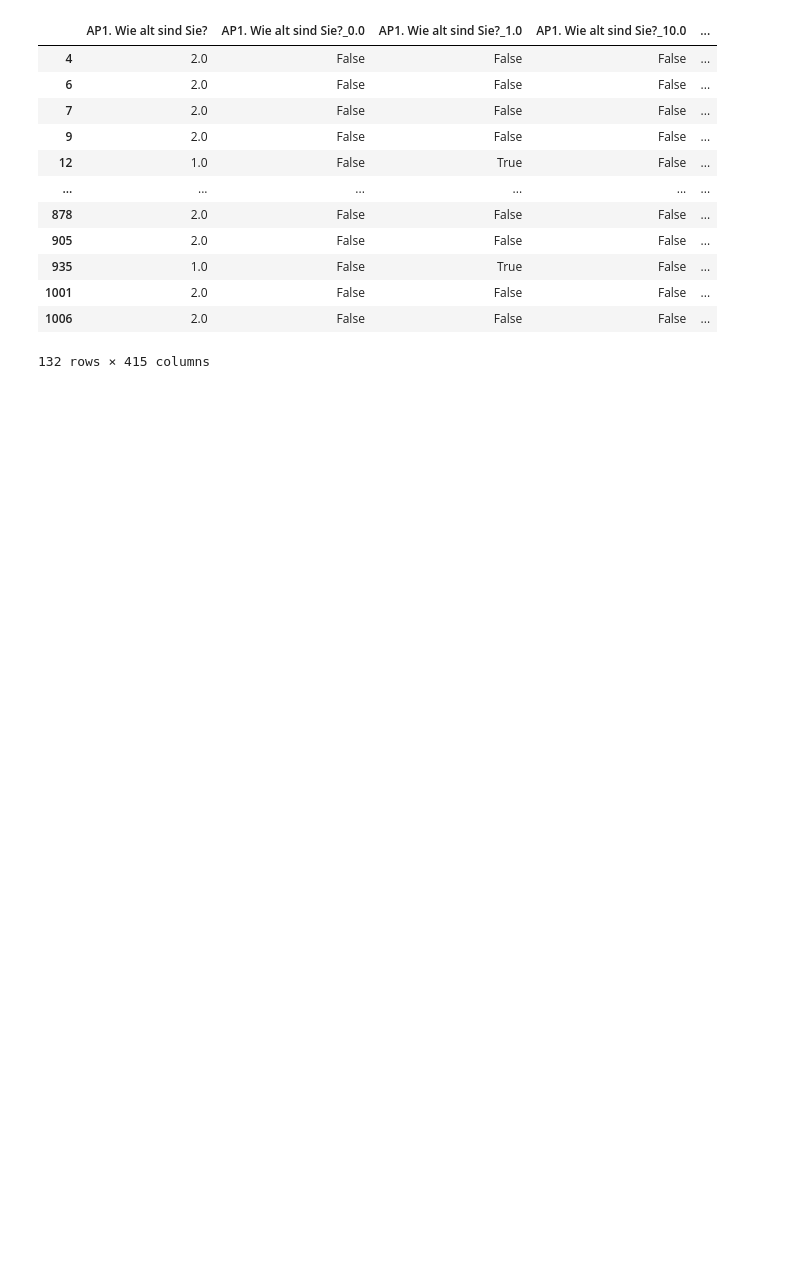
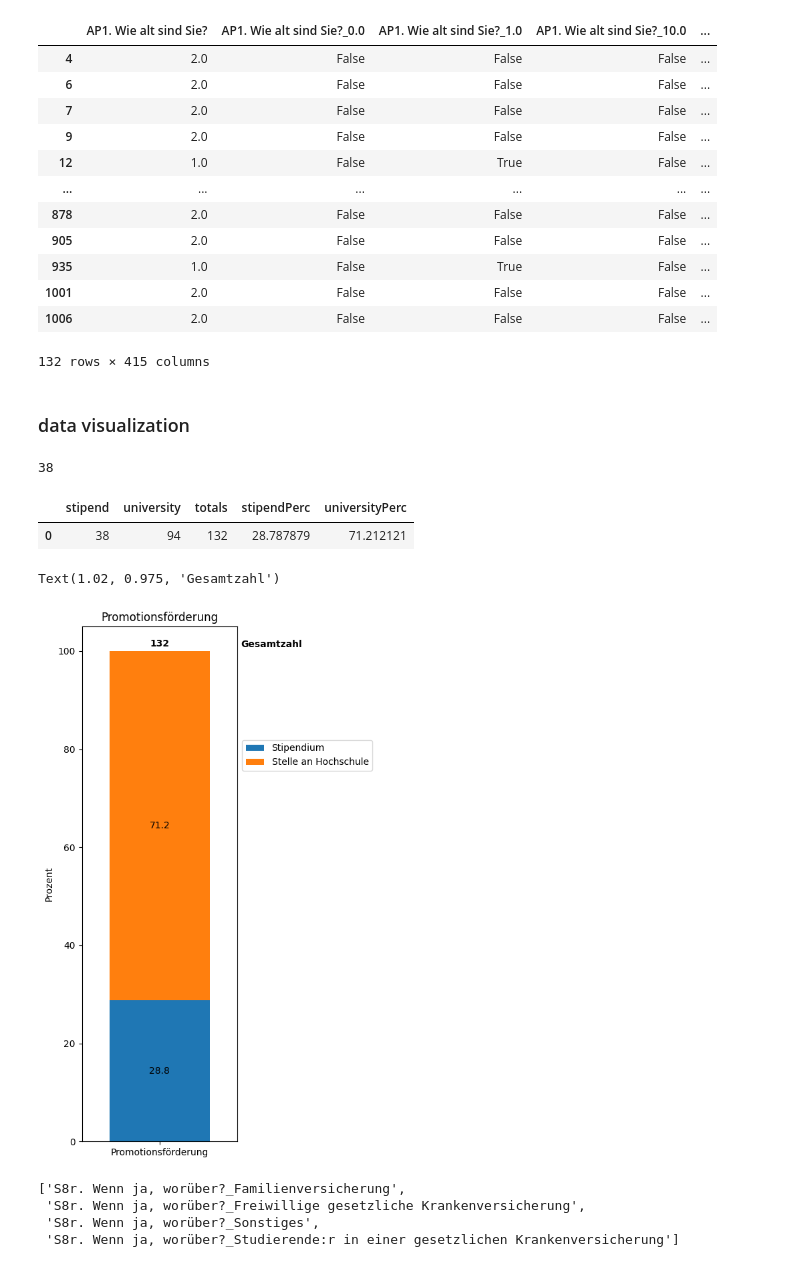
Before and after one commit to michaelgerloff/Survey_working_conditions_art_history, a Jupyter notebook: notebooks/02_Correlation_Analysis.ipynb, the cells around one changed output. Drawn from its saved outputs; the diff is of its cells as text; code cells hidden in the pictures; blank space fills up the shorter version.

Commit message:
first data visualizations Doctoral Researchers

```diff
--- a/notebooks/02_Correlation_Analysis.ipynb
+++ b/notebooks/02_Correlation_Analysis.ipynb
@@ -1448,3 +1438,57 @@ DR_df
 132 rows × 415 columns
 # %%
 DR_df.to_csv('../data/processed/04_doctoral_researchers.csv')
+# %% [markdown]
+### data visualization
+# %%
+S_career = ls_cols_career[4]
+# %%
+DR_df[S_career].sum()
+# %% [output]
+38
+# %%
+data_dict = {
+    'stipend' : [DR_df[S_career].sum()],
+    'university' : [DR_df[UH_career].sum()],
+    'totals' : [DR_df[S_career].sum() + DR_df[UH_career].sum()],
+    'stipendPerc' : [DR_df[S_career].sum() / (DR_df[S_career].sum() + DR_df[UH_career].sum()) * 100],
+    'universityPerc' : [DR_df[UH_career].sum() / (DR_df[S_career].sum() + DR_df[UH_career].sum()) * 100]
+
+}
+S_vs_UH_df = pd.DataFrame(data_dict)
+# %%
+S_vs_UH_df
+# %% [output]
+|  | stipend | university | totals | stipendPerc | universityPerc |
+| 0 | 38 | 94 | 132 | 28.787879 | 71.212121 |
+# %%
+ax = S_vs_UH_df[['stipendPerc', 'universityPerc']].plot(kind='bar',
+                        stacked=True,
+                        figsize=(3, 10),
+                        #rot=45,
+                        ylabel='Prozent',
+                        #xlabel='Karrierepfad',
+                        width=0.9,
+                        title='Promotionsförderung'
+                        )
+
+# add percentage labels into the bars
+for c in ax.containers:
+    # Optional: if the segment is small or 0, customize the labels
+    labels = [v.get_height() if v.get_height() > 0 else '' for v in c]
+    # remove the labels parameter if it's not needed for customized labels
+    ax.bar_label(c, fmt=lambda x: f'{x:.1f}' if x > 0 else '', label_type='center')
+
+ax.set_xticklabels(['Promotionsförderung'], rotation=0, ha='center', rotation_mode='anchor')
+ax.legend(loc='center left', bbox_to_anchor=(1, 0.75), labels=['Stipendium', 'Stelle an Hochschule'])
+
+#add total values of entries above bar
+y_offset = 4
+for i, total in enumerate(S_vs_UH_df['totals']):
+    ax.text(S_vs_UH_df['totals'].reset_index().index[i], y= 101, s = total, ha='center',
+    weight='bold')
+
+ax.text(1.02, 0.975, 'Gesamtzahl', transform=ax.transAxes, fontsize=10, verticalalignment='top', weight='bold')
+# %% [output]
+Text(1.02, 0.975, 'Gesamtzahl')
+[figure, added]
@@ -1450,0 +1500,7 @@ DR_df.to_csv('../data/processed/04_doctoral_researchers.csv')
+# %%
+ls_health_insurance_S
+# %% [output]
+['S8r. Wenn ja, worüber?_Familienversicherung',
+ 'S8r. Wenn ja, worüber?_Freiwillige gesetzliche Krankenversicherung',
+ 'S8r. Wenn ja, worüber?_Sonstiges',
+ 'S8r. Wenn ja, worüber?_Studierende:r in einer gesetzlichen Krankenversicherung']
```
Also changed, not shown: parts of 18 cells of this notebook, 3 other files.
